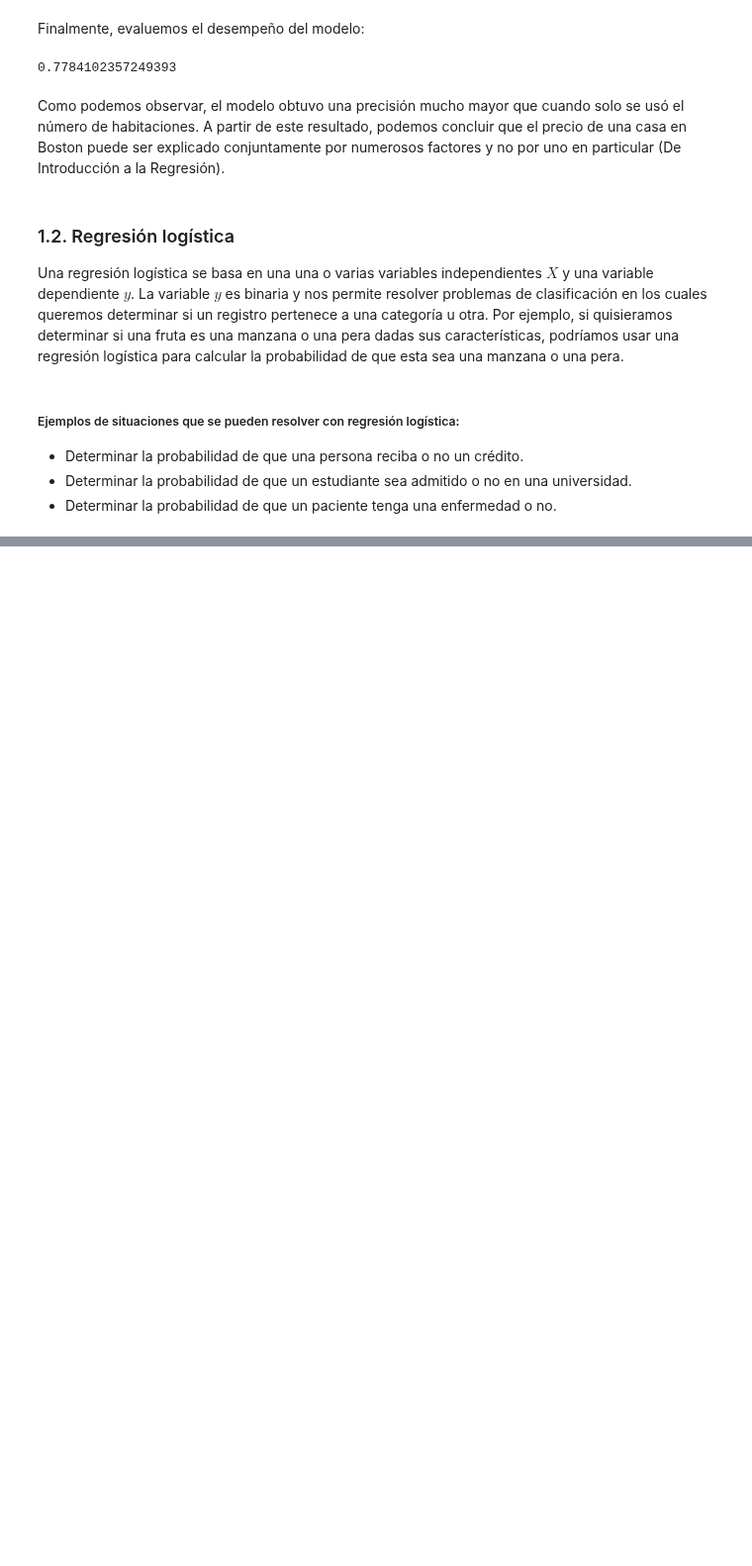
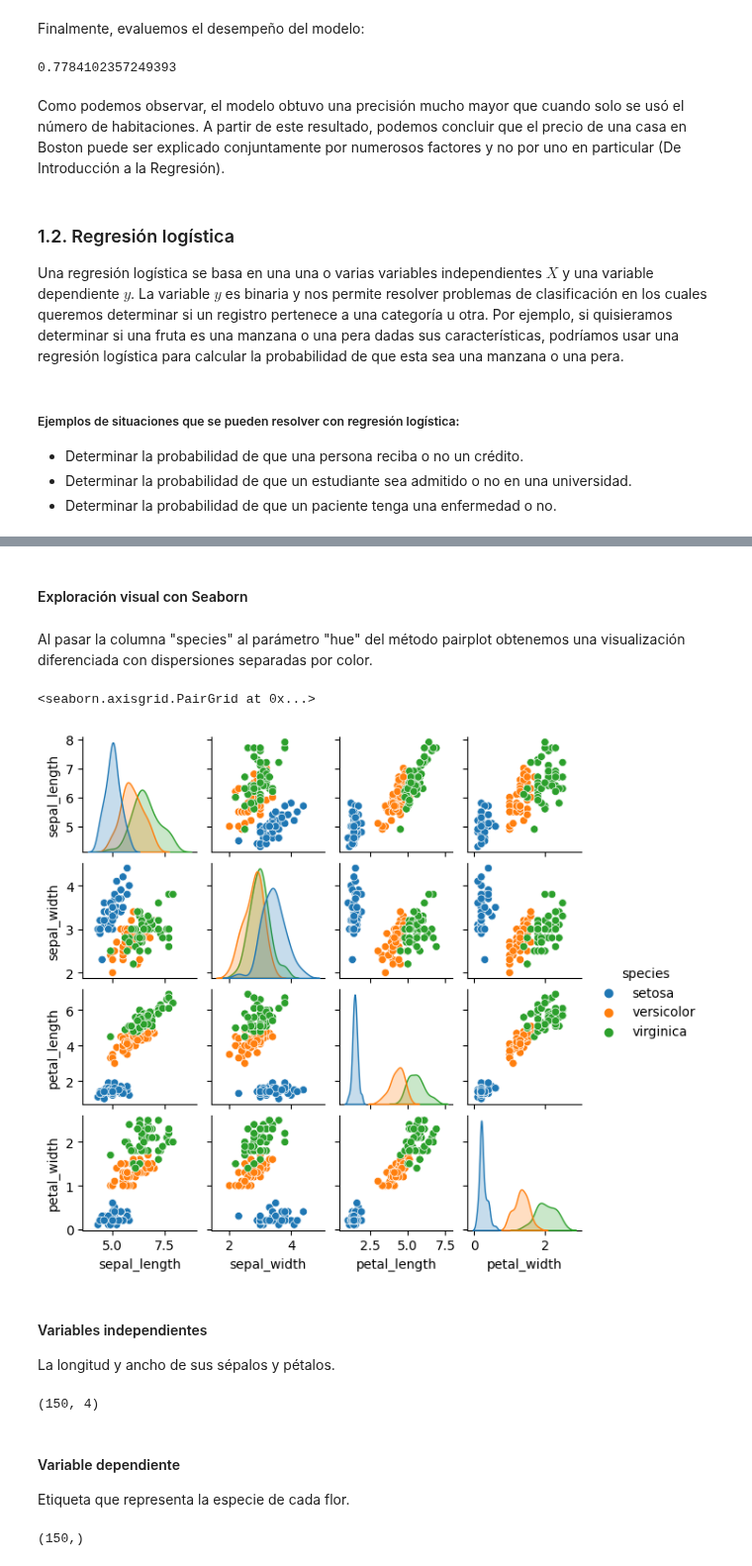
Before and after one commit to andres-mart/Coderhouse, a Jupyter notebook: 9. Modelos Analíticos para Ciencia de Datos/Modelos Analíticos Parte II. ML Supervisado.ipynb, the cells around one changed output, grey strips where cells are left out. Shown at 99% size. Saved outputs shown, nothing was run; the diff lists cells and outputs as text; code cells hidden in the pictures; blank space fills up the shorter version.

```diff
--- a/9. Modelos Analíticos para Ciencia de Datos/Modelos Analíticos Parte II. ML Supervisado.ipynb
+++ b/9. Modelos Analíticos para Ciencia de Datos/Modelos Analíticos Parte II. ML Supervisado.ipynb
@@ -141,0 +148,5 @@ Una regresión logística se basa en una una o varias variables independientes $
+# %%
+import seaborn as sns
+
+iris = sns.load_dataset("iris")
+iris.head()
@@ -141,0 +160,25 @@ Una regresión logística se basa en una una o varias variables independientes $
+# %% [markdown]
+#### Exploración visual con Seaborn
+# %% [markdown]
+Al pasar la columna "species" al parámetro "hue" del método pairplot obtenemos una visualización diferenciada con dispersiones separadas por color.
+# %%
+sns.pairplot(iris, hue="species", height=1.5)
+# %% [output]
+<seaborn.axisgrid.PairGrid at 0x...>
+[figure, added]
+# %% [markdown]
+#### Variables independientes
+La longitud y ancho de sus sépalos y pétalos.
+# %%
+X_iris = iris.drop("species", axis=1)
+X_iris.shape
+# %% [output]
+(150, 4)
+# %% [markdown]
+#### Variable dependiente
+Etiqueta que representa la especie de cada flor.
+# %%
+y_iris = iris["species"]
+y_iris.shape
+# %% [output]
+(150,)
```
Also changed, not shown: parts of 6 cells of this notebook.
